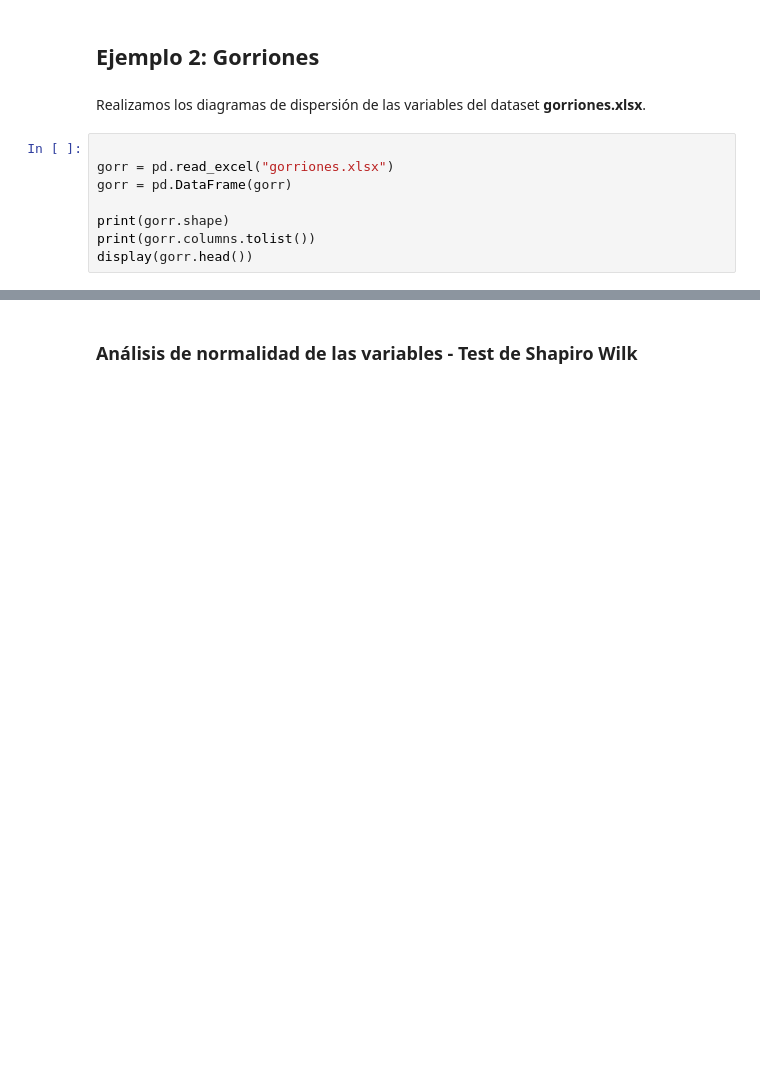
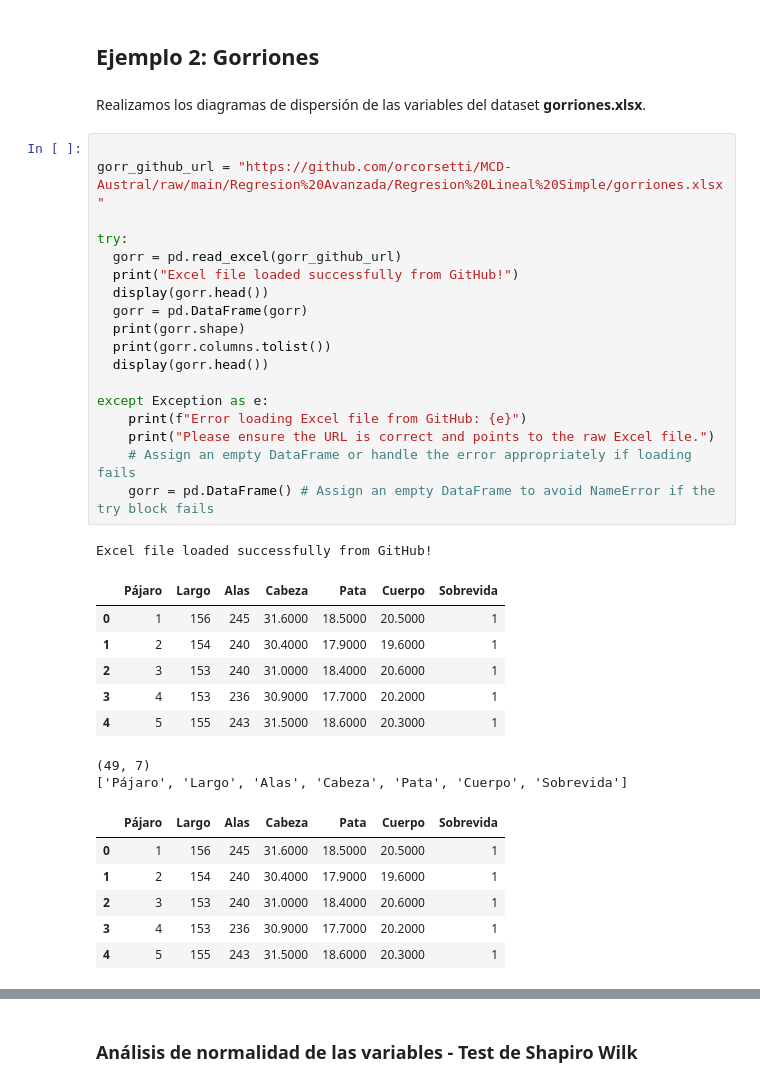
Before and after one commit to orcorsetti/MCD-Austral, a Jupyter notebook: Regresion Avanzada/Regresion Lineal Simple/RA26_1_Clase1_CO_python.ipynb, the cells around one changed output, grey strips where cells are left out. Cells and saved outputs as stored; diff of their text form; blank space fills up the shorter version.

```diff
--- a/Regresion Avanzada/Regresion Lineal Simple/RA26_1_Clase1_CO_python.ipynb
+++ b/Regresion Avanzada/Regresion Lineal Simple/RA26_1_Clase1_CO_python.ipynb
@@ -217,14 +303,40 @@ plt.show()
 ## Ejemplo 2: Gorriones
 # %% [markdown]
 Realizamos los diagramas de dispersión de las variables del dataset **gorriones.xlsx**.
-# %%
-
-gorr = pd.read_excel("gorriones.xlsx")
-gorr = pd.DataFrame(gorr)
-
-print(gorr.shape)
-print(gorr.columns.tolist())
-display(gorr.head())
+# %%
+
+gorr_github_url = "https://github.com/orcorsetti/MCD-Austral/raw/main/Regresion%20Avanzada/Regresion%20Lineal%20Simple/gorriones.xlsx"
+
+try:
+  gorr = pd.read_excel(gorr_github_url)
+  print("Excel file loaded successfully from GitHub!")
+  display(gorr.head())
+  gorr = pd.DataFrame(gorr)
+  print(gorr.shape)
+  print(gorr.columns.tolist())
+  display(gorr.head())
+
+except Exception as e:
+    print(f"Error loading Excel file from GitHub: {e}")
+    print("Please ensure the URL is correct and points to the raw Excel file.")
+    # Assign an empty DataFrame or handle the error appropriately if loading fails
+    gorr = pd.DataFrame() # Assign an empty DataFrame to avoid NameError if the try block fails
+# %% [output]
+Excel file loaded successfully from GitHub!
+|  | Pájaro | Largo | Alas | Cabeza | Pata | Cuerpo | Sobrevida |
+| 0 | 1 | 156 | 245 | 31.6000 | 18.5000 | 20.5000 | 1 |
+| 1 | 2 | 154 | 240 | 30.4000 | 17.9000 | 19.6000 | 1 |
+| 2 | 3 | 153 | 240 | 31.0000 | 18.4000 | 20.6000 | 1 |
+| 3 | 4 | 153 | 236 | 30.9000 | 17.7000 | 20.2000 | 1 |
+| 4 | 5 | 155 | 243 | 31.5000 | 18.6000 | 20.3000 | 1 |
+(49, 7)
+['Pájaro', 'Largo', 'Alas', 'Cabeza', 'Pata', 'Cuerpo', 'Sobrevida']
+|  | Pájaro | Largo | Alas | Cabeza | Pata | Cuerpo | Sobrevida |
+| 0 | 1 | 156 | 245 | 31.6000 | 18.5000 | 20.5000 | 1 |
+| 1 | 2 | 154 | 240 | 30.4000 | 17.9000 | 19.6000 | 1 |
+| 2 | 3 | 153 | 240 | 31.0000 | 18.4000 | 20.6000 | 1 |
+| 3 | 4 | 153 | 236 | 30.9000 | 17.7000 | 20.2000 | 1 |
+| 4 | 5 | 155 | 243 | 31.5000 | 18.6000 | 20.3000 | 1 |
 # %%
 
 pd.plotting.scatter_matrix(gorr, figsize=(12, 10), diagonal='hist')
```
Also changed, not shown: parts of 38 cells of this notebook.
